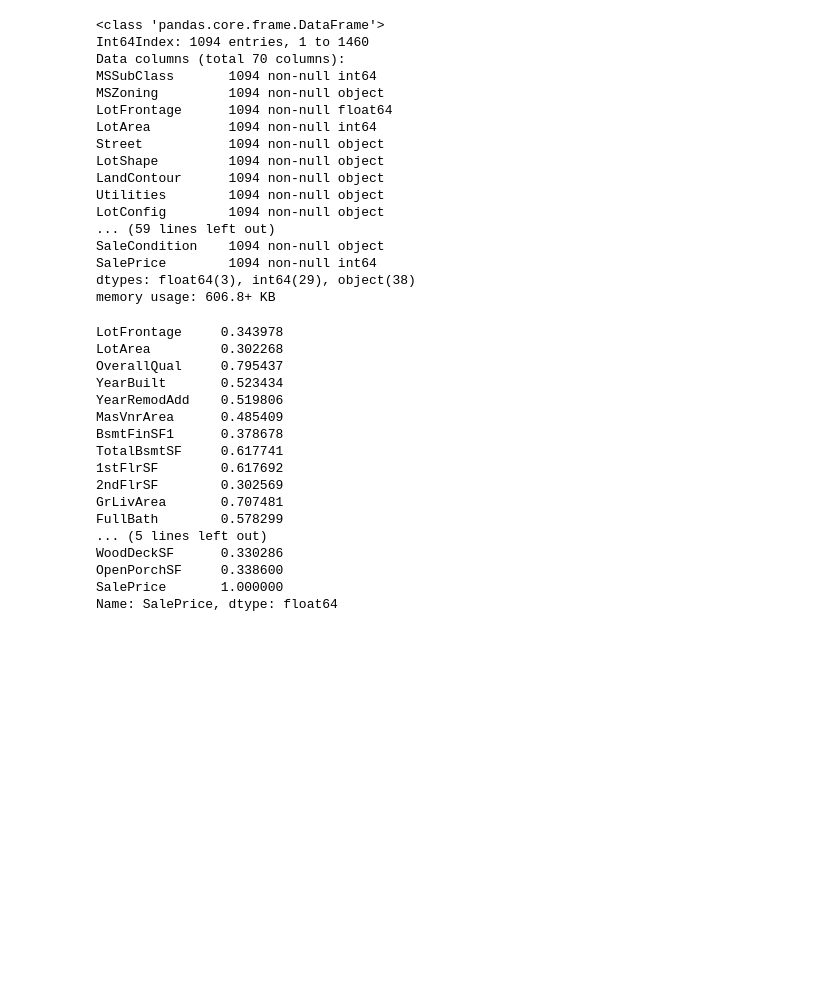
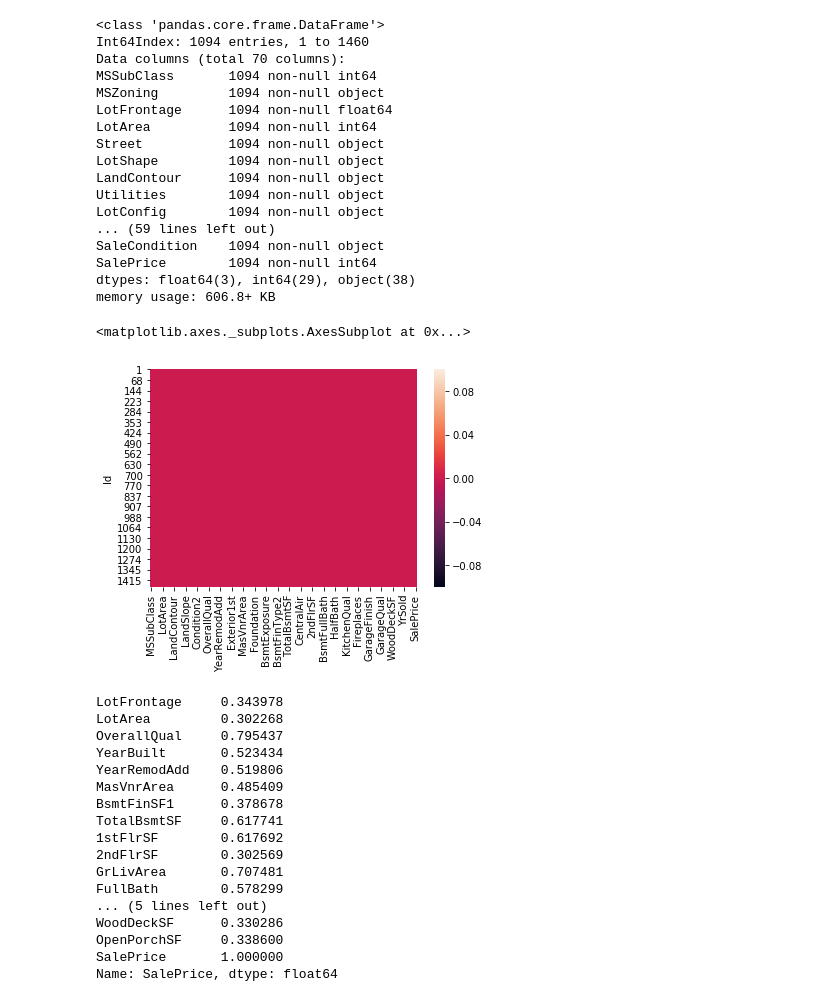
Before and after one commit to Intraraksa/ML-projects, a Jupyter notebook: House_prediction.ipynb, the cells around one changed output. Cells and saved outputs as stored; diff of their text form; code cells hidden in the pictures; blank space fills up the shorter version.

Commit message:
Data visual for monitor non-null

```diff
--- a/House_prediction.ipynb
+++ b/House_prediction.ipynb
@@ -114,6 +114,11 @@ SaleCondition    1094 non-null object
 SalePrice        1094 non-null int64
 dtypes: float64(3), int64(29), object(38)
 memory usage: 606.8+ KB
+# %%
+sns.heatmap(train_clean.isnull())
+# %% [output]
+<matplotlib.axes._subplots.AxesSubplot at 0x...>
+[figure, added]
 # %%
 object_col = train_clean.select_dtypes(include='object').columns
 # %%
```
Also changed, not shown: parts of 3 cells of this notebook.
